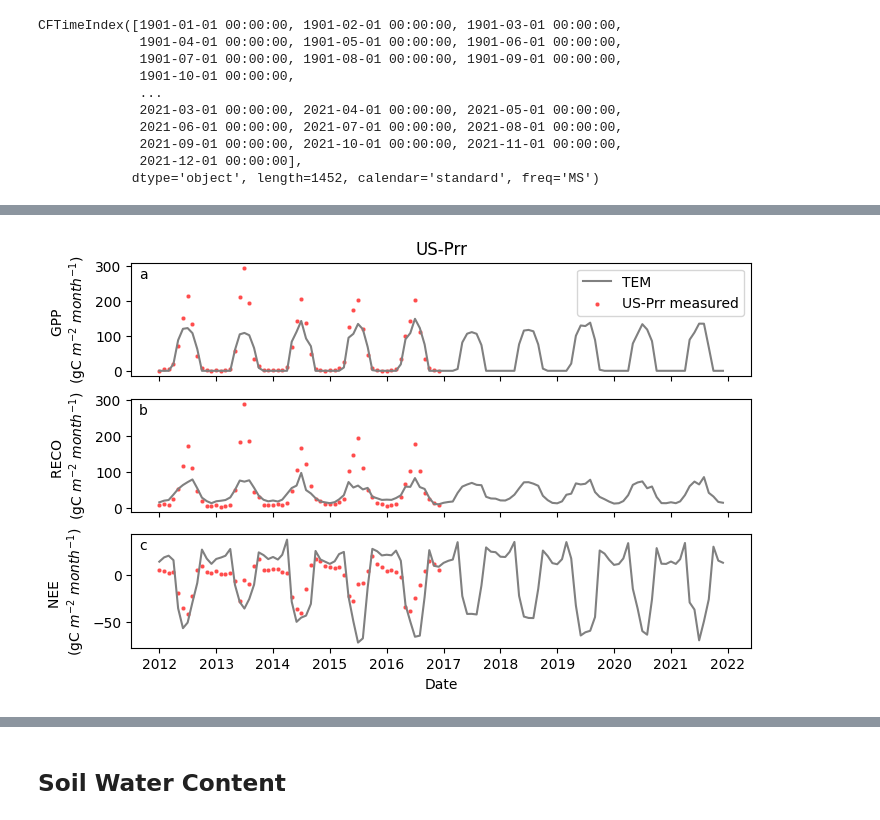
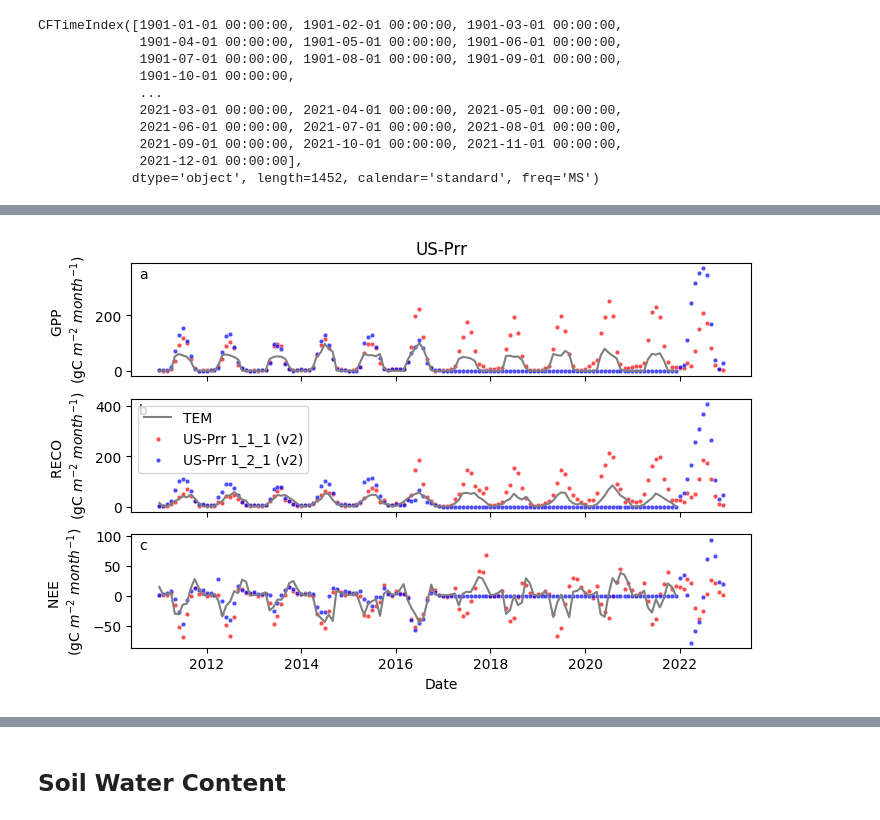
Before and after one commit to uaf-arctic-eco-modeling/dvm-dos-tem, a Jupyter notebook: scripts/caribou-poker-exp/caribou_poker_compare_outputs.ipynb, the cells around one changed output, grey strips where cells are left out. Saved outputs shown, nothing was run; the diff lists cells and outputs as text; code cells hidden in the pictures.

```diff
--- a/scripts/caribou-poker-exp/caribou_poker_compare_outputs.ipynb
+++ b/scripts/caribou-poker-exp/caribou_poker_compare_outputs.ipynb
@@ -36,13 +36,0 @@ met_data.head()
-# %%
-## aggregate ec data monthly
-met_data['year'] = pd.DatetimeIndex(met_data['date']).year
-met_data = met_data[met_data['year']>=2012]
-met_data['month'] = pd.DatetimeIndex(met_data['date']).month # get month from datetime
-
-#group by year and month, taking sum of daily ec measurements
-met_data = met_data.groupby(by=['year', 'month'], dropna=True).mean().reset_index()
-
-#create datetime column for just month and year
-met_data['m_y'] = pd.to_datetime(met_data['month'].astype(str) + '-'+ met_data['year'].astype(str), format='%m-%Y')
-
-met_data.head(5)
@@ -240,35 +185,37 @@ met_data.columns.to_list()
 # %%
-tem_comparison_years = tem_output_df[tem_output_df['year']>=2012]
-yearly_tem_comparison_years = tem_output_df_yearly[tem_output_df_yearly['year']>=2012]
-station_years = ec_data[ec_data['Year']>=2012]
+tem_comparison_years = tem_output_df[tem_output_df['year']>=2011]
+yearly_tem_comparison_years = tem_output_df_yearly[tem_output_df_yearly['year']>=2011]
+#ec_data = ec_data[ec_data['Year']>=2011]
+met_data = met_data[met_data['year']>=2011]
 # %%
 fig, axes = plt.subplots(3,1, figsize=(8,5), sharex=True)
 axes[0].set(title='US-Prr', ylabel='GPP \n(gC $m^{-2}$ $month^{-1}$)')
-sns.lineplot(data=tem_comparison_years, x='m_y', y='GPP', label = 'TEM', ax=axes[0], color='grey')
-sns.scatterplot(data=station_years, x='m_y', y='GPP_filled', ax=axes[0], color='red', s=10, alpha=0.7, label='US-Prr measured')
-#sns.scatterplot(data=met_data, x='m_y', y='(\'GPP_1_1_1\', \'sum\')', label = 'US-Prr measured', color='blue', ax=axes[0], alpha=0.7, s=10)
+sns.lineplot(data=tem_comparison_years, x='m_y', y='GPP', ax=axes[0], color='grey')
+#sns.scatterplot(data=ec_data, x='m_y', y='GPP_filled', ax=axes[0], color='black', s=10, alpha=0.7)
+sns.scatterplot(data=met_data, x='m_y', y='GPP1 (gC/m2/d)', ax=axes[0], color='red', s=10, alpha=0.7)
+sns.scatterplot(data=met_data, x='m_y', y='GPP2 (gC/m2/d)', color='blue', ax=axes[0], alpha=0.7, s=10)
 
 
-sns.lineplot(data=tem_comparison_years, x='m_y', y=tem_comparison_years['RG']+tem_comparison_years['RH']+tem_comparison_years['RM'], ax=axes[1], color='grey')
-sns.scatterplot(data=station_years, x='m_y', y='RE_filled', ax=axes[1], color='red', s=10, alpha=0.7)
-#sns.scatterplot(data=met_data, x='m_y', y='(\'RECO_1_1_1\', \'sum\')', ax=axes[1], color='blue', s=10, alpha=0.7)
-#sns.lineplot(data=tem_comparison_years, x='m_y', y=tem_comparison_years['RG'], label = 'Growth Respiration')
-#sns.lineplot(data=tem_comparison_years, x='m_y', y=tem_comparison_years['RM'], label = 'Maintenance Respiration')
-#sns.lineplot(data=tem_comparison_years, x='m_y', y=tem_comparison_years['RH'], label = 'Heterotrophic Respiration - TEM', color='red', ax=axes[1])
+sns.lineplot(data=tem_comparison_years, x='m_y', y=tem_comparison_years['RG']+tem_comparison_years['RH']+tem_comparison_years['RM'], ax=axes[1], color='grey', label = 'TEM',)
+#sns.scatterplot(data=station_years, x='m_y', y='RE_filled', ax=axes[1], color='red', s=10, alpha=0.7)
+#sns.scatterplot(data=ec_data, x='m_y', y='RE_filled', ax=axes[1], color='black', s=10, alpha=0.7, label = 'US-Prr 1_1_1 (v1)')
+sns.scatterplot(data=met_data, x='m_y', y='RECO1 (gC/m2/d)', ax=axes[1], color='red', s=10, alpha=0.7, label='US-Prr 1_1_1 (v2)')
+sns.scatterplot(data=met_data, x='m_y', y='RECO2 (gC/m2/d)', ax=axes[1], color='blue', s=10, alpha=0.7, label='US-Prr 1_2_1 (v2)')
 
 sns.lineplot(data=tem_comparison_years, x='m_y', y=(tem_comparison_years['RG']+tem_comparison_years['RH']+tem_comparison_years['RM'])-tem_comparison_years['GPP'],ax=axes[2], color='grey')
-sns.scatterplot(data=station_years, x='m_y', y='NEE_filled', color='red', alpha=0.7, s=10, ax=axes[2])
-#sns.scatterplot(data=met_data, x='m_y', y=met_data['(\'RECO_1_1_1\', \'sum\')']-met_data['(\'GPP_1_1_1\', \'sum\')'], color='blue', alpha=0.7, s=10, ax=axes[2])
+#sns.scatterplot(data=ec_data, x='m_y', y=ec_data['RE_filled'] - ec_data['GPP_filled'], ax=axes[2], color='black', s=10, alpha=0.7)
+sns.scatterplot(data=met_data, x='m_y', y='NEE1 (gC/m2/d)', ax=axes[2], color='red', s=10, alpha=0.7)
+sns.scatterplot(data=met_data, x='m_y', y='NEE2 (gC/m2/d)', ax=axes[2], color='blue', s=10, alpha=0.7)
 
 axes[1].set(ylabel='RECO \n(gC $m^{-2}$ $month^{-1}$)')
 axes[2].set(ylabel='NEE \n(gC $m^{-2}$ $month^{-1}$)', xlabel='Date', )
 
 axes[0].text(0.02, 0.9, 'a', horizontalalignment='center', verticalalignment='center', transform=axes[0].transAxes)
 axes[1].text(0.02, 0.9, 'b', horizontalalignment='center', verticalalignment='center', transform=axes[1].transAxes)
 axes[2].text(0.02, 0.9, 'c', horizontalalignment='center', verticalalignment='center', transform=axes[2].transAxes)
 
 plt.savefig('US-Prr_carbon_flux.jpg', dpi=300)
 # %% [output]
-[figure, old version]
+[figure, new version]
 # %%
 #group by year and month, taking sum of daily ec measurements
```
Also changed, not shown: parts of 35 cells of this notebook, 7 other files.
